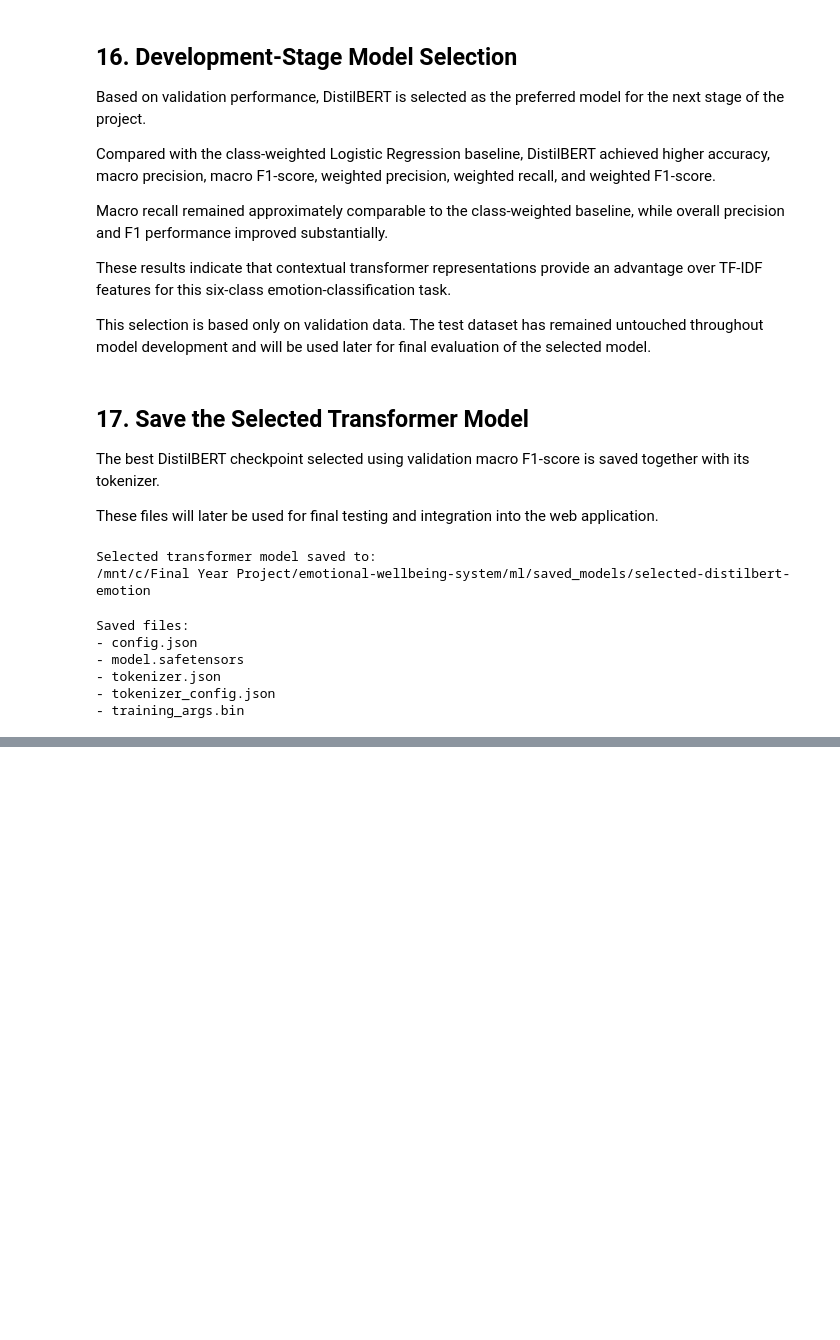
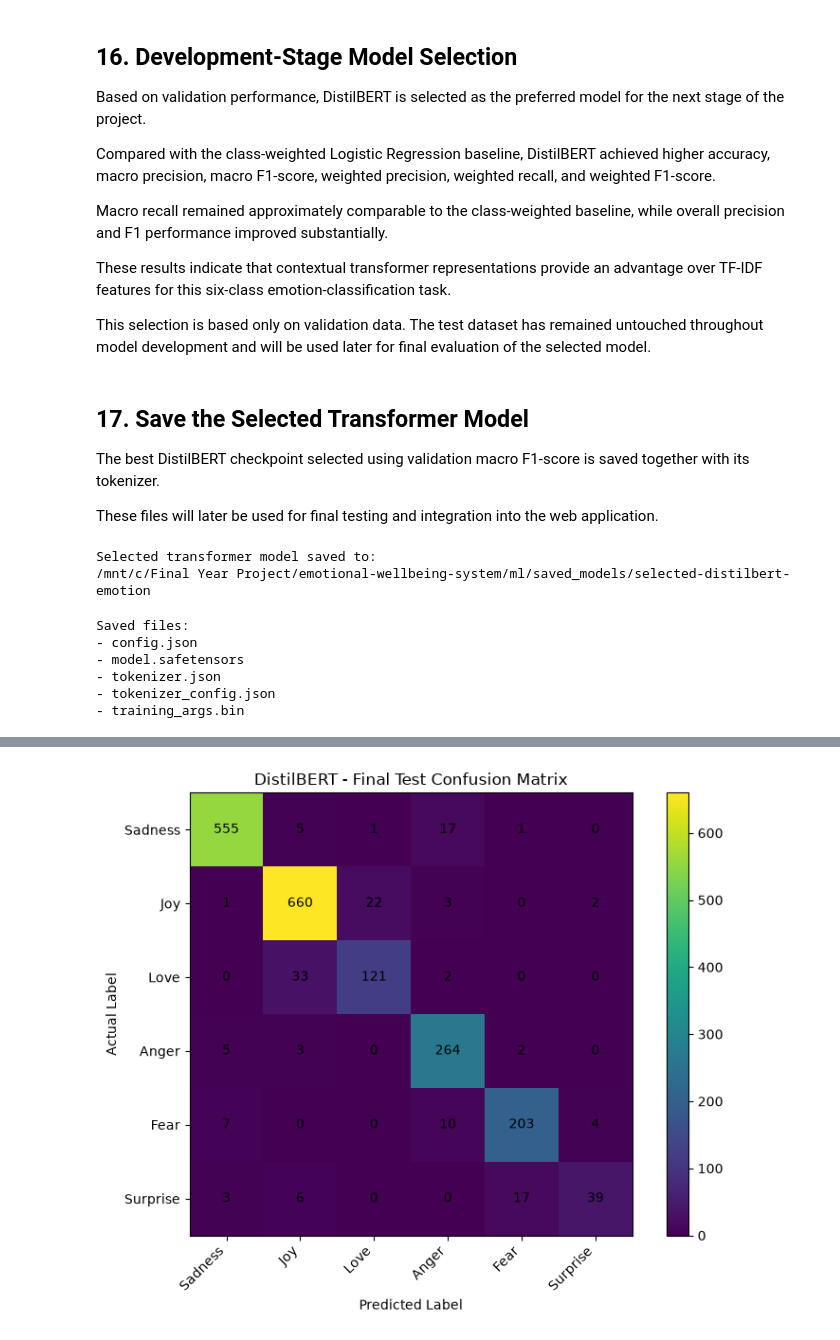
Before and after one commit to presidesg-lgtm/emotional-wellbeing-system, a Jupyter notebook: ml/notebooks/03_transformer_model.ipynb, the cells around one changed output, grey strips where cells are left out. Saved outputs shown, nothing was run; the diff lists cells and outputs as text; code cells hidden in the pictures; blank space fills up the shorter version.

Commit message:
Complete final DistilBERT test evaluation

```diff
--- a/ml/notebooks/03_transformer_model.ipynb
+++ b/ml/notebooks/03_transformer_model.ipynb
@@ -821,0 +1052,19 @@ Saved files:
+# %%
+class_names = [
+    "Sadness",
+    "Joy",
+    "Love",
+    "Anger",
+    "Fear",
+    "Surprise",
+]
+
+print(
+    classification_report(
+        all_labels,
+        all_predictions,
+        target_names=class_names,
+        digits=4,
+        zero_division=0,
+    )
+)
@@ -821,0 +1102,41 @@ Saved files:
+# %%
+test_conf_matrix = confusion_matrix(
+    all_labels,
+    all_predictions,
+)
+
+fig, ax = plt.subplots(figsize=(8, 6))
+
+image = ax.imshow(test_conf_matrix)
+
+ax.set_title("DistilBERT - Final Test Confusion Matrix")
+ax.set_xlabel("Predicted Label")
+ax.set_ylabel("Actual Label")
+
+ax.set_xticks(range(len(class_names)))
+ax.set_yticks(range(len(class_names)))
+
+ax.set_xticklabels(
+    class_names,
+    rotation=45,
+    ha="right",
+)
+
+ax.set_yticklabels(class_names)
+
+for i in range(test_conf_matrix.shape[0]):
+    for j in range(test_conf_matrix.shape[1]):
+        ax.text(
+            j,
+            i,
+            test_conf_matrix[i, j],
+            ha="center",
+            va="center",
+        )
+
+fig.colorbar(image, ax=ax)
+
+plt.tight_layout()
+plt.show()
+# %% [output]
+[figure, added]
```
Also changed, not shown: parts of 19 cells of this notebook, 4 other files.
